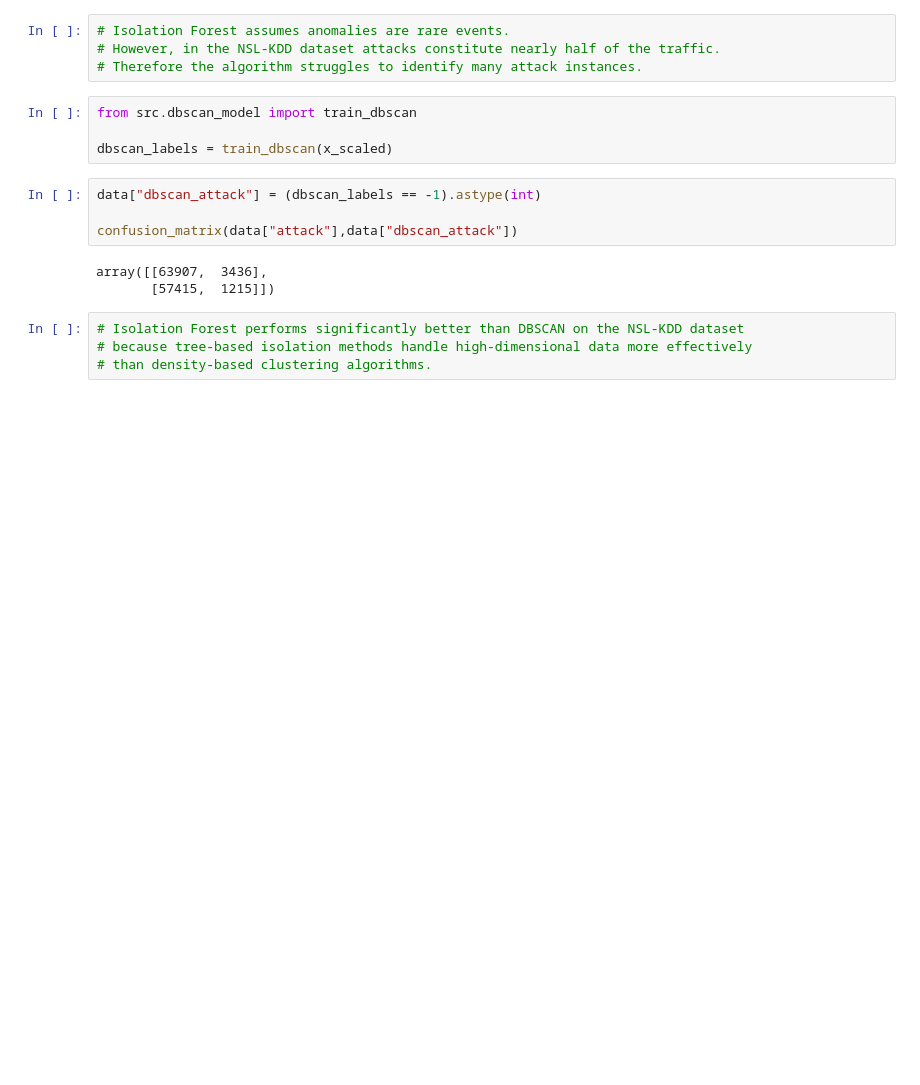
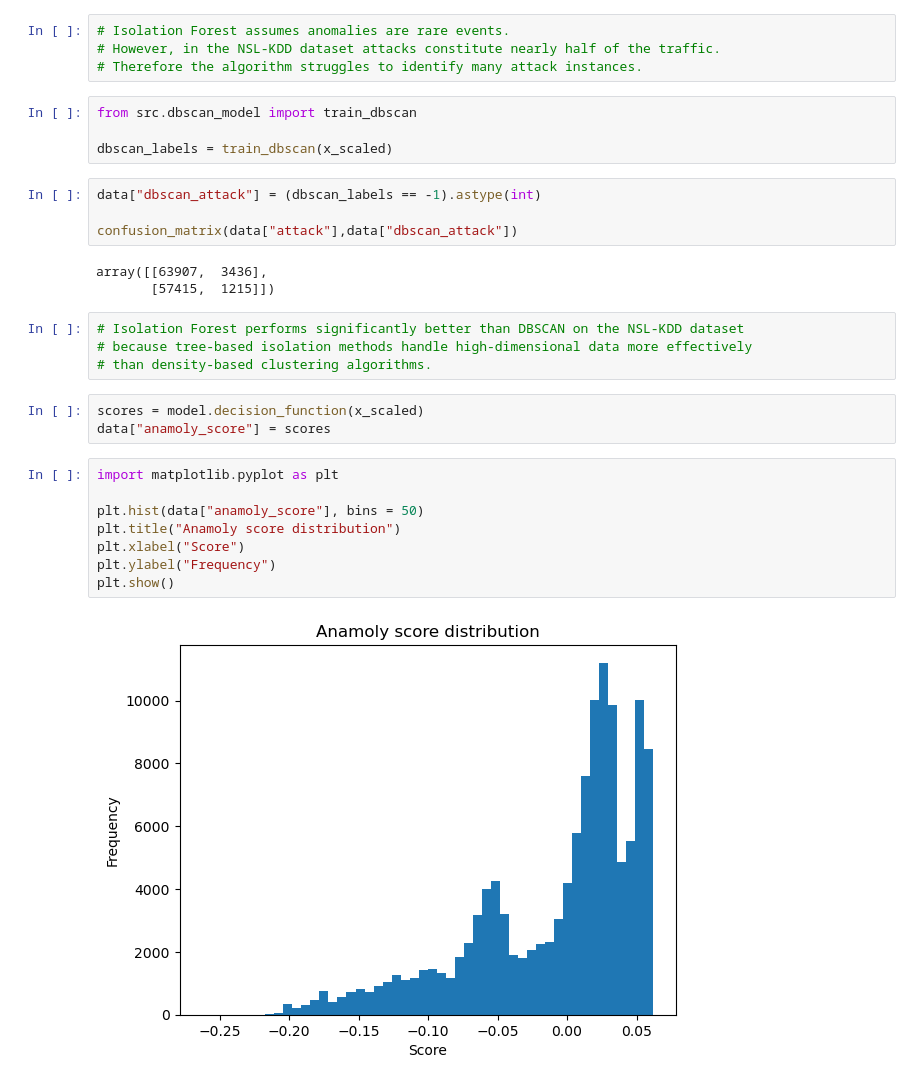
Before and after one commit to Jenish045/network-anomaly-detection, a Jupyter notebook: notebooks/03_isolation_forest.ipynb, the cells around one changed output. Drawn from its saved outputs; the diff is of its cells as text; blank space fills up the shorter version.

Commit message:
Add anomaly score visualization and analysis

```diff
--- a/notebooks/03_isolation_forest.ipynb
+++ b/notebooks/03_isolation_forest.ipynb
@@ -138,3 +138,16 @@ array([[63907,  3436],
 # Isolation Forest performs significantly better than DBSCAN on the NSL-KDD dataset
 # because tree-based isolation methods handle high-dimensional data more effectively
 # than density-based clustering algorithms.
+# %%
+scores = model.decision_function(x_scaled)
+data["anamoly_score"] = scores
+# %%
+import matplotlib.pyplot as plt
+
+plt.hist(data["anamoly_score"], bins = 50)
+plt.title("Anamoly score distribution")
+plt.xlabel("Score")
+plt.ylabel("Frequency")
+plt.show()
+# %% [output]
+[figure, added]
```
Also changed, not shown: parts of 3 cells of this notebook.
